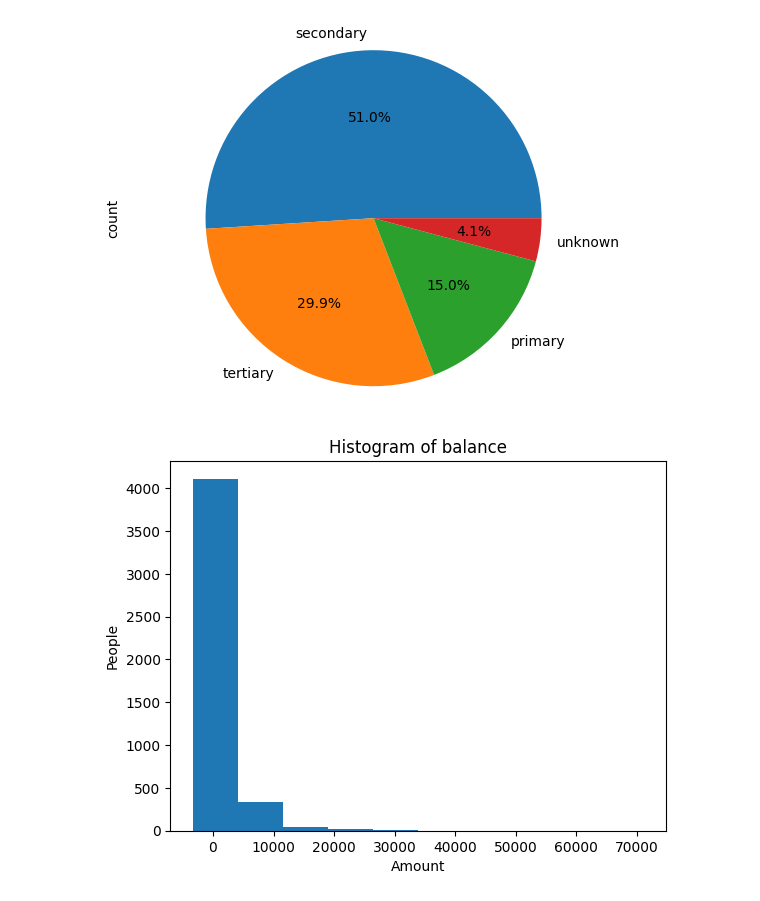
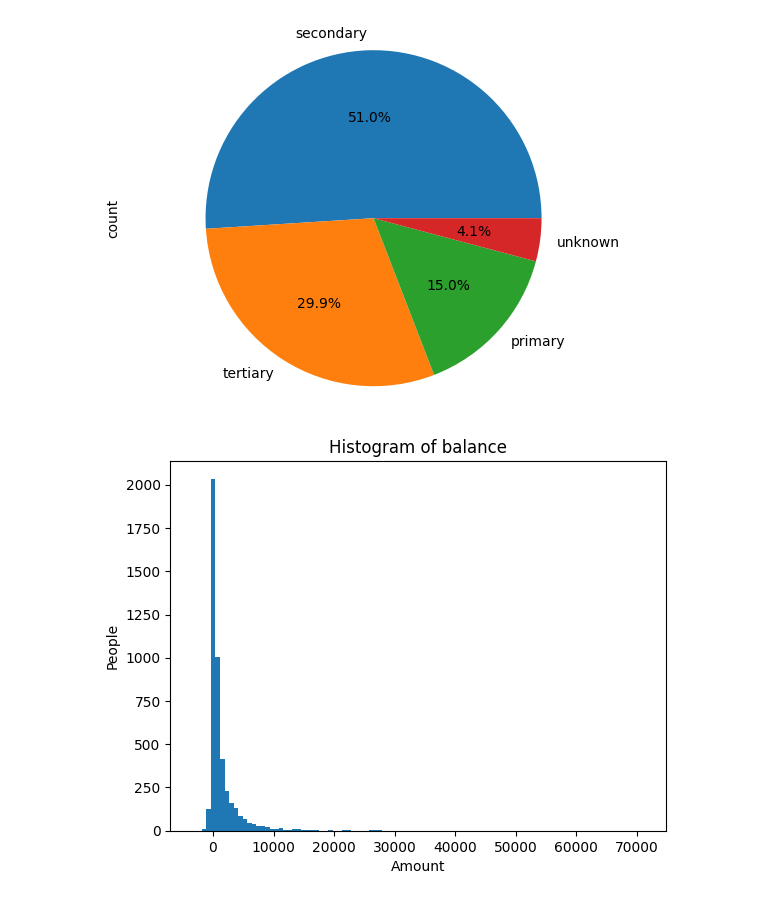
Before and after one commit to aqifcse/BlockstakML, a Jupyter notebook: ml-script.ipynb, the cells around one changed output. Drawn from its saved outputs; the diff is of its cells as text; code cells hidden in the pictures.

```diff
--- a/ml-script.ipynb
+++ b/ml-script.ipynb
@@ -1,7 +1,7 @@
 # %%
 import pandas as pd
 # %%
-df = pd.read_excel('dataset.xlsx')
+df = pd.read_excel('bank_data.xlsx')
 # %%
 df.head()
 # %% [output]
@@ -42,10 +42,10 @@ plt.show()
 [figure]
 # %%
 balance = df['balance']
-plt.hist(balance, bins=10)  # Adjust the number of bins as needed
+plt.hist(balance, bins=100)  # Adjust the number of bins as needed
 plt.xlabel('Amount')
 plt.ylabel('People')
 plt.title('Histogram of balance')
 plt.show()
 # %% [output]
-[figure, old version]
+[figure, new version]
```
Also changed, not shown: parts of 18 cells of this notebook.
